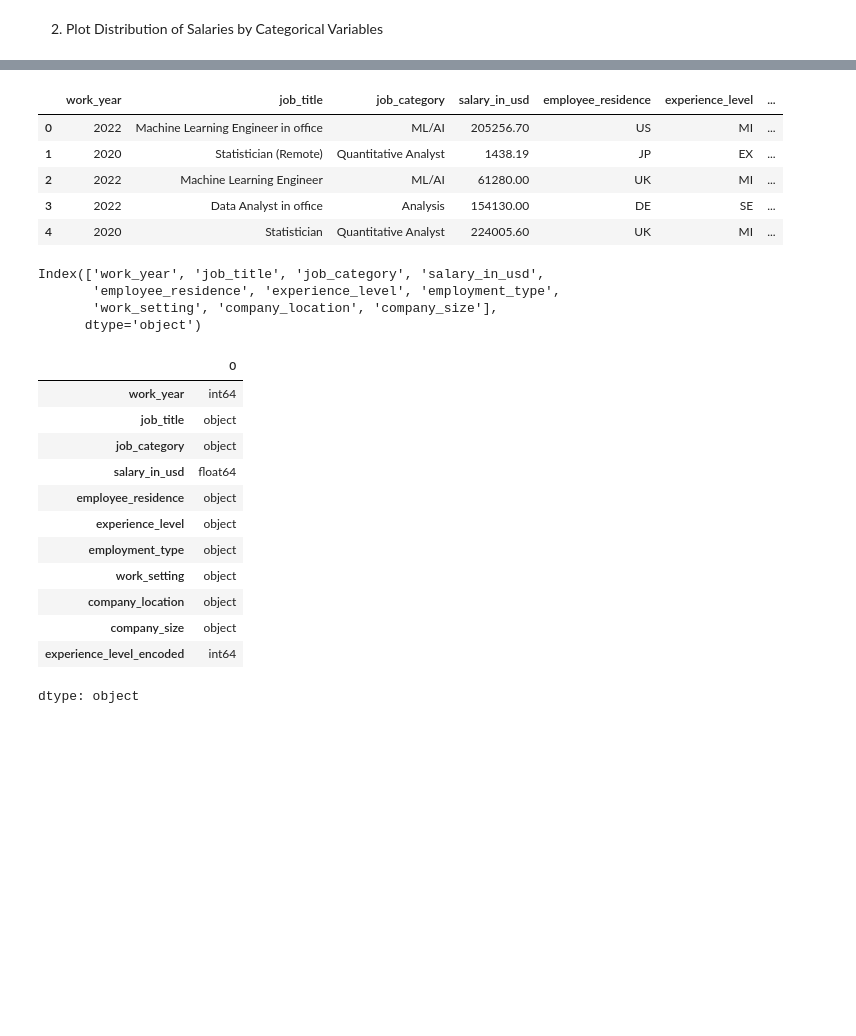
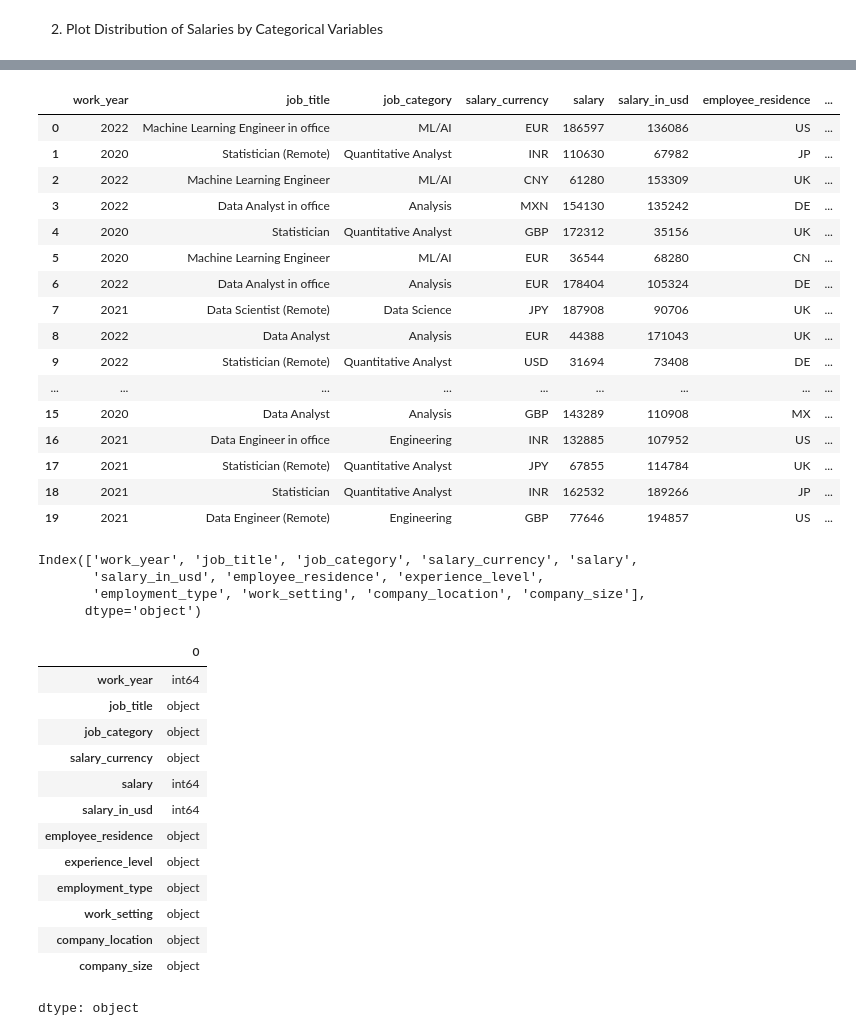
Before and after one commit to shilphypg/DSA_ICTAK, a Jupyter notebook: Internship_dataset.ipynb, the cells around one changed output, grey strips where cells are left out. Cells and saved outputs as stored; diff of their text form; code cells hidden in the pictures; blank space fills up the shorter version.

```diff
--- a/Internship_dataset.ipynb
+++ b/Internship_dataset.ipynb
@@ -417,6 +515,7 @@ df.dtypes
 | company_location | object |
 | company_size | object |
 dtype: object
-# %%
-# Remove any commas or other non-numeric characters if necessary
-df['salary_in_usd'] = df['salary_in_usd'].replace('[\$,]', '', regex=True).astype(float)
+# %%
+# Replace '-' with an empty string in 'salary_in_usd' and convert to numeric
+df['salary'] = df['salary'].astype(str).str.replace('-', '', regex=False)
+df['salary'] = pd.to_numeric(df['salary'], errors='coerce')
@@ -996,18 +1151,29 @@ plt.show()
 # %%
-df.head()
+df.head(20)
 # %% [output]
-|  | work_year | job_title | job_category | salary_in_usd | employee_residence | experience_level | ... |
-| 0 | 2022 | Machine Learning Engineer in office | ML/AI | 205256.70 | US | MI | ... |
-| 1 | 2020 | Statistician (Remote) | Quantitative Analyst | 1438.19 | JP | EX | ... |
-| 2 | 2022 | Machine Learning Engineer | ML/AI | 61280.00 | UK | MI | ... |
-| 3 | 2022 | Data Analyst in office | Analysis | 154130.00 | DE | SE | ... |
-| 4 | 2020 | Statistician | Quantitative Analyst | 224005.60 | UK | MI | ... |
+|  | work_year | job_title | job_category | salary_currency | salary | salary_in_usd | employee_residence | ... |
+| 0 | 2022 | Machine Learning Engineer in office | ML/AI | EUR | 186597 | 136086 | US | ... |
+| 1 | 2020 | Statistician (Remote) | Quantitative Analyst | INR | 110630 | 67982 | JP | ... |
+| 2 | 2022 | Machine Learning Engineer | ML/AI | CNY | 61280 | 153309 | UK | ... |
+| 3 | 2022 | Data Analyst in office | Analysis | MXN | 154130 | 135242 | DE | ... |
+| 4 | 2020 | Statistician | Quantitative Analyst | GBP | 172312 | 35156 | UK | ... |
+| 5 | 2020 | Machine Learning Engineer | ML/AI | EUR | 36544 | 68280 | CN | ... |
+| 6 | 2022 | Data Analyst in office | Analysis | EUR | 178404 | 105324 | DE | ... |
+| 7 | 2021 | Data Scientist (Remote) | Data Science | JPY | 187908 | 90706 | UK | ... |
+| 8 | 2022 | Data Analyst | Analysis | EUR | 44388 | 171043 | UK | ... |
+| 9 | 2022 | Statistician (Remote) | Quantitative Analyst | USD | 31694 | 73408 | DE | ... |
+| ... | ... | ... | ... | ... | ... | ... | ... | ... |
+| 15 | 2020 | Data Analyst | Analysis | GBP | 143289 | 110908 | MX | ... |
+| 16 | 2021 | Data Engineer in office | Engineering | INR | 132885 | 107952 | US | ... |
+| 17 | 2021 | Statistician (Remote) | Quantitative Analyst | JPY | 67855 | 114784 | UK | ... |
+| 18 | 2021 | Statistician | Quantitative Analyst | INR | 162532 | 189266 | JP | ... |
+| 19 | 2021 | Data Engineer (Remote) | Engineering | GBP | 77646 | 194857 | US | ... |
 # %%
 df.columns
 # %% [output]
-Index(['work_year', 'job_title', 'job_category', 'salary_in_usd',
-       'employee_residence', 'experience_level', 'employment_type',
-       'work_setting', 'company_location', 'company_size'],
+Index(['work_year', 'job_title', 'job_category', 'salary_currency', 'salary',
+       'salary_in_usd', 'employee_residence', 'experience_level',
+       'employment_type', 'work_setting', 'company_location', 'company_size'],
       dtype='object')
 # %%
 df.dtypes
@@ -1016,12 +1182,13 @@ df.dtypes
 | work_year | int64 |
 | job_title | object |
 | job_category | object |
-| salary_in_usd | float64 |
+| salary_currency | object |
+| salary | int64 |
+| salary_in_usd | int64 |
 | employee_residence | object |
 | experience_level | object |
 | employment_type | object |
 | work_setting | object |
 | company_location | object |
 | company_size | object |
-| experience_level_encoded | int64 |
 dtype: object
```
Also changed, not shown: parts of 52 cells of this notebook.
